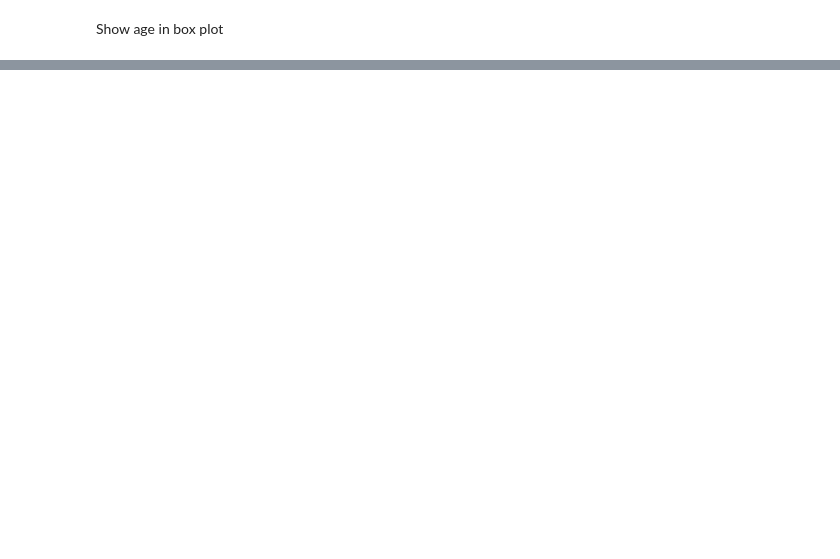
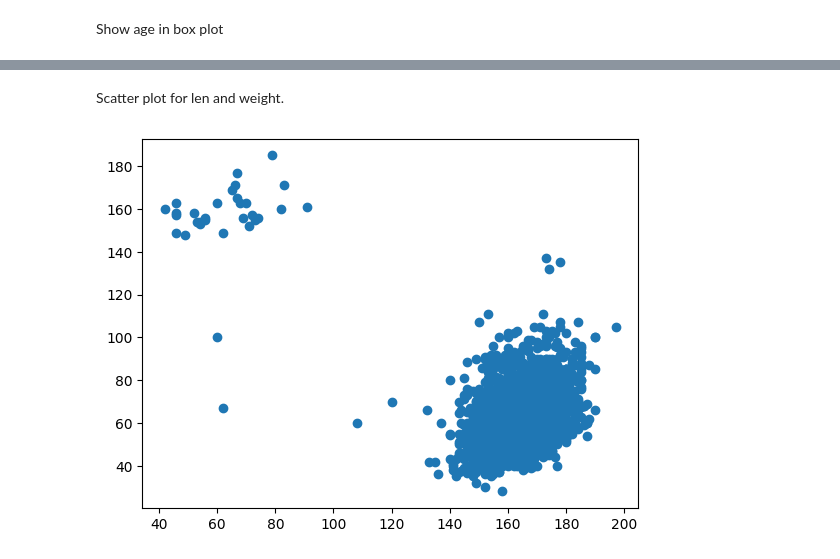
Before and after one commit to sina-am/copcord, a Jupyter notebook: note.ipynb, the cells around one changed output, grey strips where cells are left out. Drawn from its saved outputs; the diff is of its cells as text; code cells hidden in the pictures; blank space fills up the shorter version.

```diff
--- a/note.ipynb
+++ b/note.ipynb
@@ -17,0 +31,9 @@ array([[<Axes: title={'center': 'weight'}>]], dtype=object)
+# %% [markdown]
+Scatter plot for len and weight.
+# %%
+df = df[~df['len'].isna() & ~df['weight'].isna()]
+# df['BMI'] = df['weight'] / ((df['len'] / 100)**2)
+plt.scatter(df['len'], df['weight'], )
+plt.show()
+# %% [output]
+[figure, added]
```
Also changed, not shown: parts of 11 cells of this notebook, 2 other files.
